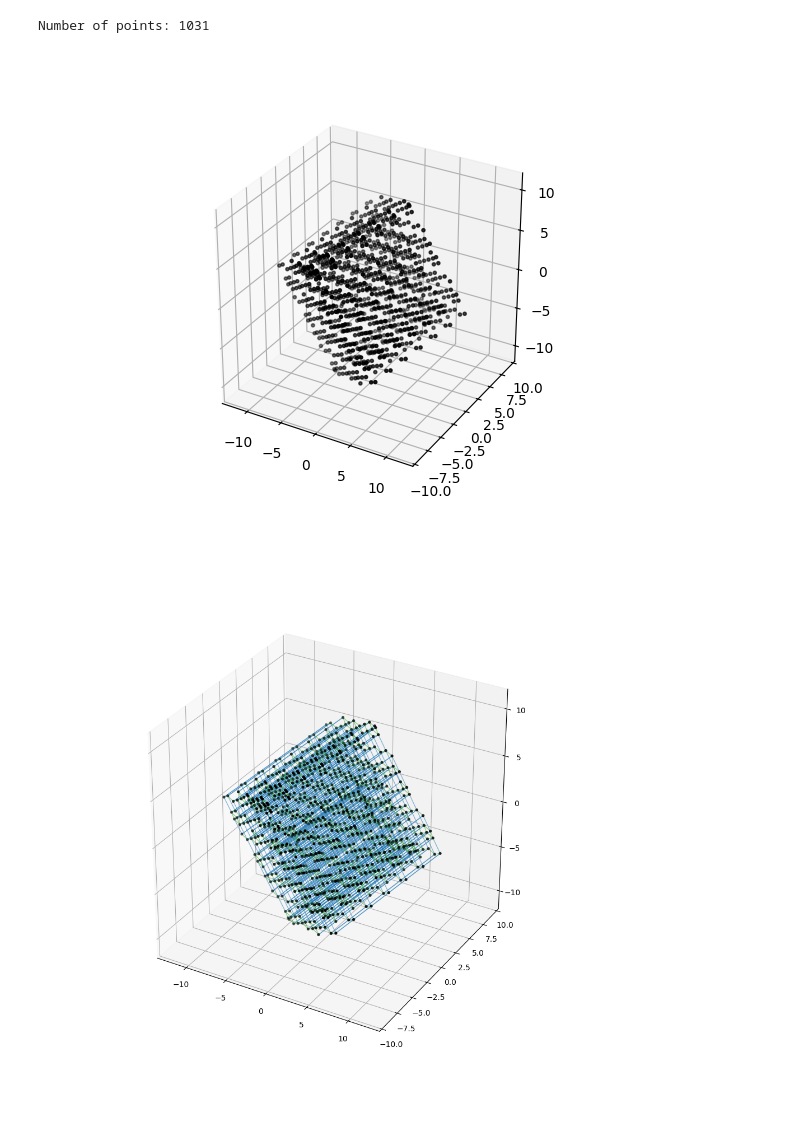
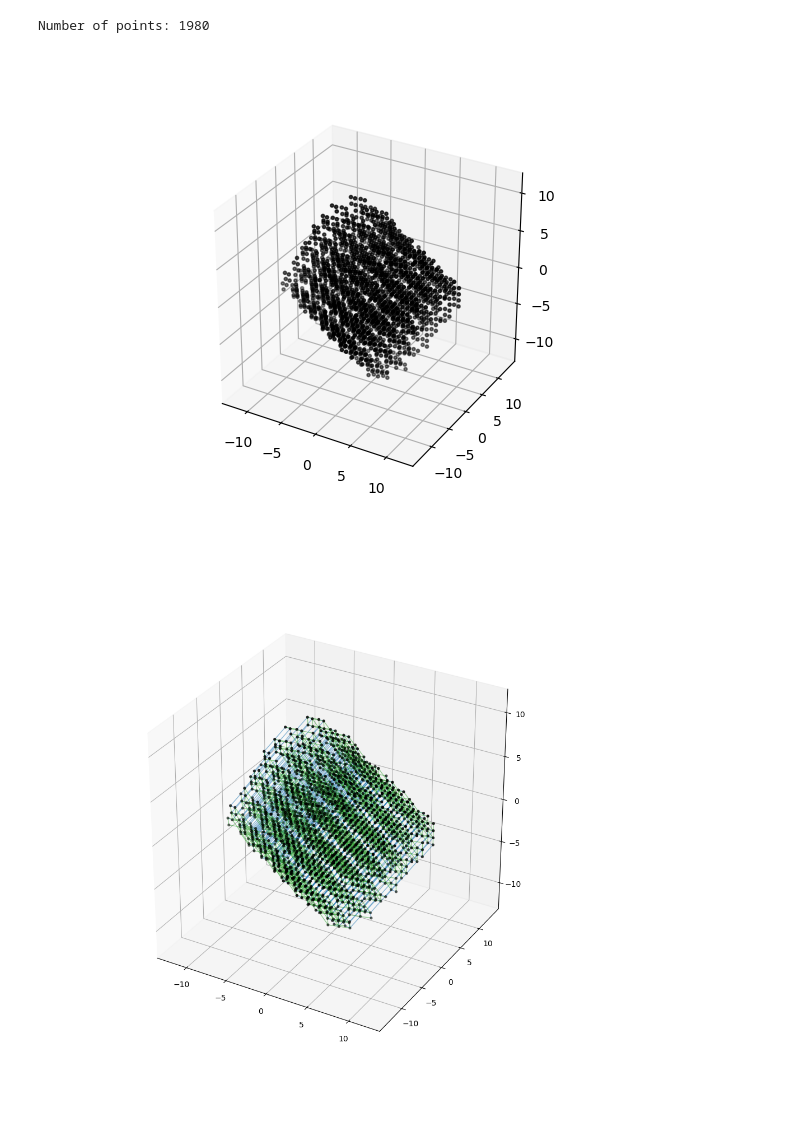
Before and after one commit to Rosetta-Tan/aperiodic-codes, a Jupyter notebook: scripts/visualize_commutation_3d.ipynb, the cells around one changed output. Cells and saved outputs as stored; diff of their text form; code cells hidden in the pictures.

Commit message:
bug in bulk point indexing

```diff
--- a/scripts/visualize_commutation_3d.ipynb
+++ b/scripts/visualize_commutation_3d.ipynb
@@ -26,22 +26,22 @@ n = 3
 #     assert np.sum(hz[i]) == 5, f"{np.sum(hz[i])}"
 # %%
 # visualize points in 3D
-pid = 294549;
-data = np.load(os.path.join(data_folder, f'{pid}_opt.npz'))
+pid = 468936;
+data = np.load(os.path.join(data_folder, f'{pid}.npz'))
 proj_pts = data['proj_pts'];
 n_points = proj_pts.shape[0];
 print(f'Number of points: {n_points}');
 
-# cut_bulk = data['cut_bulk'];
+cut_bulk = data['cut_bulk'];
 
 fig = plt.figure();
 ax = fig.add_subplot(111, projection='3d')
-ax.set_aspect('equal', 'box');
+ax.set_box_aspect([1,1,1])
 ax.scatter(proj_pts[:,0], proj_pts[:,1], proj_pts[:,2],color='k',s=5);
 plt.show();
 # %% [output]
-Number of points: 1031
+Number of points: 1980
-[figure, old version]
+[figure, new version]
 # %%
 # check anti-commutation between X and Z checks
 new_hx_cc = data['hx_cc'];
@@ -51,22 +51,22 @@ new_hz_vv = data['hz_vv'];
 # %%
 fig = plt.figure(figsize=(10,10))
 ax = fig.add_subplot(111, projection='3d')
-ax.set_aspect('equal', 'box')
+ax.set_box_aspect([1,1,1])
 for i in range(new_hx_cc.shape[0]):
     for j in range(new_hx_cc.shape[1]):
         if new_hx_cc[i,j] != 0:
             ax.plot([proj_pts[i,0],proj_pts[j,0]],[proj_pts[i,1],proj_pts[j,1]],zs=[proj_pts[i,2],proj_pts[j,2]],color='C0',lw=1,alpha=0.5);
 for i in range(new_hz_cc.shape[0]):
     for j in range(new_hz_cc.shape[1]):
         if new_hz_cc[i,j] != 0:
             ax.plot([proj_pts[i,0],proj_pts[j,0]],[proj_pts[i,1],proj_pts[j,1]],zs=[proj_pts[i,2],proj_pts[j,2]],color='C2',lw=1,alpha=0.5);
 ax.scatter(proj_pts[:,0], proj_pts[:,1],proj_pts[:,2],color='k',s=8);
 
 #lmask = [2,197%proj_pts.shape[1]];
 #ax.scatter(proj_pts[0,lmask],proj_pts[1,lmask],color='r',marker='*',s=100);
 plt.show()
 # %% [output]
-[figure, old version]
+[figure, new version]
 # %%
 new_hx = np.hstack([new_hx_cc, new_hx_vv])
 new_hz = np.hstack([new_hz_cc, new_hz_vv])
```
Also changed, not shown: parts of 3 cells of this notebook.
